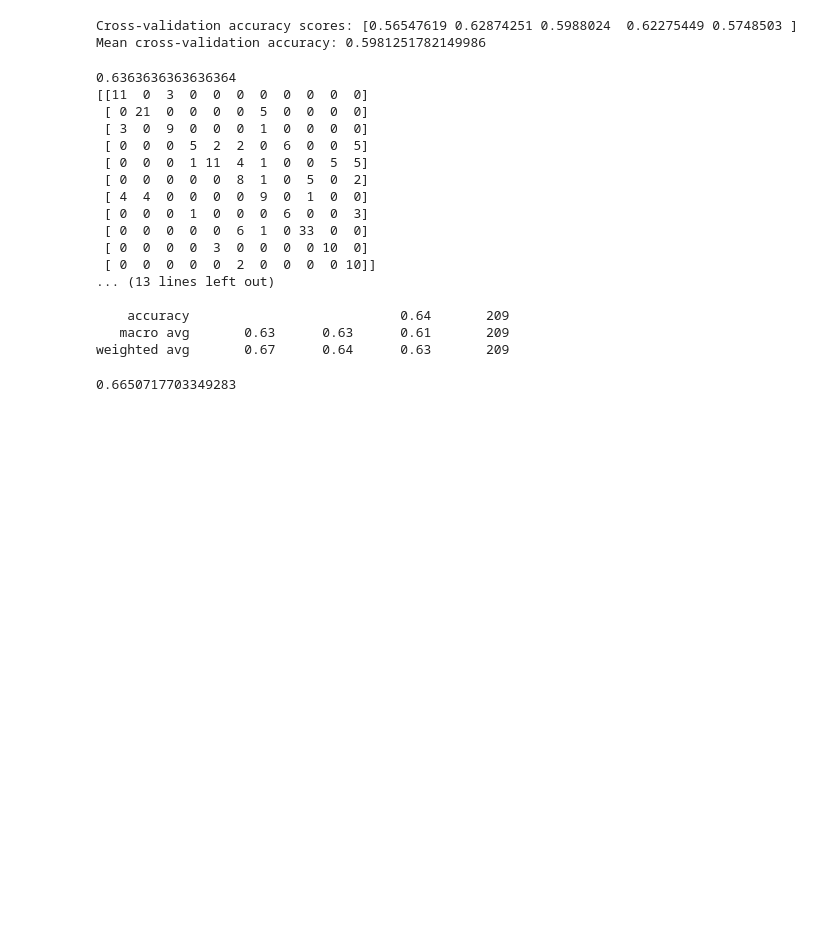
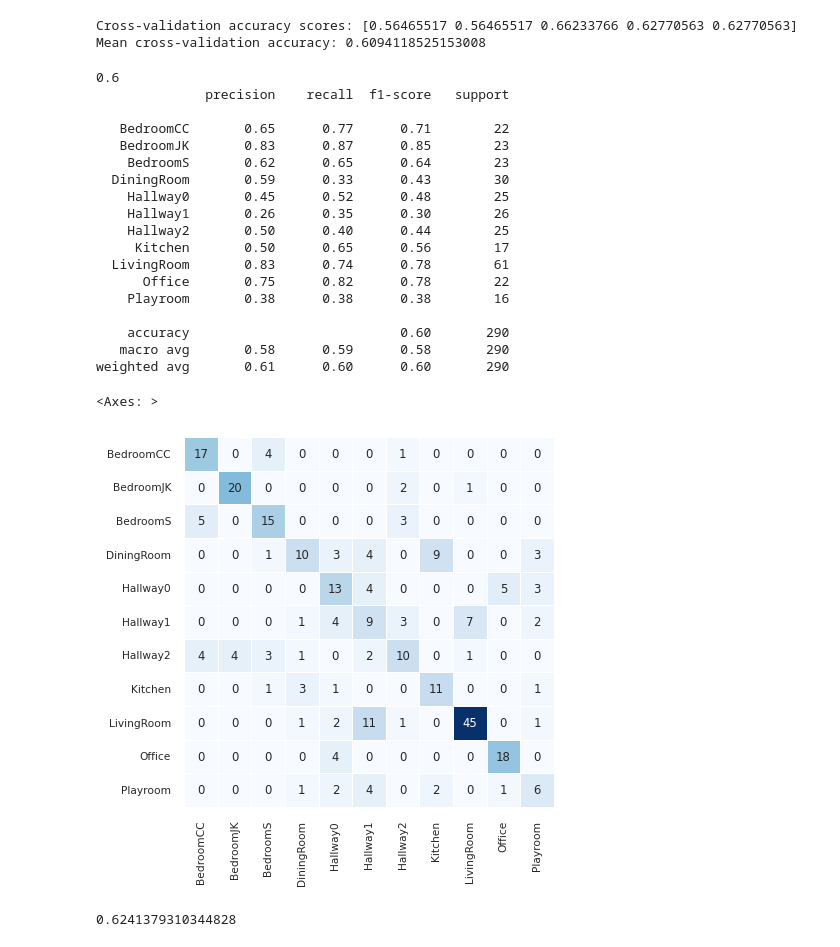
Before and after one commit to justin4480/ESPresense-ml, a Jupyter notebook: espresense-ml.ipynb, the cells around one changed output. Saved outputs shown, nothing was run; the diff lists cells and outputs as text; code cells hidden in the pictures; blank space fills up the shorter version.

```diff
--- a/espresense-ml.ipynb
+++ b/espresense-ml.ipynb
@@ -99,63 +114,57 @@ X, y = influx.get_Xy()
 # %%
-from sklearn.preprocessing import PolynomialFeatures, StandardScaler
+from sklearn.preprocessing import PolynomialFeatures
 from sklearn.linear_model import LogisticRegression
-from sklearn.ensemble import RandomForestClassifier
 from sklearn.pipeline import make_pipeline
 from sklearn.model_selection import cross_val_score, StratifiedKFold
 
-# Define pipeline
-pipeline = make_pipeline(
-    PolynomialFeatures(degree=2),
-    StandardScaler(),
-    LogisticRegression(max_iter=100000, class_weight='balanced')
-)
-
-# Use cross_val_score for StratifiedKFold cross-validation
-scores = cross_val_score(pipeline, X, y, cv=StratifiedKFold(n_splits=5))
-
-# Print metrics
+lr = LogisticRegression(max_iter=1000, class_weight='balanced')
+scores = cross_val_score(lr, X, y, cv=StratifiedKFold(n_splits=5))
 print("Cross-validation accuracy scores:", scores)
 print("Mean cross-validation accuracy:", scores.mean())
 # %% [output]
-Cross-validation accuracy scores: [0.56547619 0.62874251 0.5988024  0.62275449 0.5748503 ]
-Mean cross-validation accuracy: 0.5981251782149986
+Cross-validation accuracy scores: [0.56465517 0.56465517 0.66233766 0.62770563 0.62770563]
+Mean cross-validation accuracy: 0.6094118525153008
 # %%
 from sklearn.model_selection import train_test_split
 from sklearn.metrics import confusion_matrix, classification_report
 
-# Split data
 X_train, X_test, y_train, y_test = train_test_split(X, y, random_state=0)
 
-# Fit and score
-pipeline.fit(X_train, y_train)
-print(pipeline.score(X_test, y_test))
+lr.fit(X_train, y_train)
+print(lr.score(X_test, y_test))
 
-# Predict
-y_pred = pipeline.predict(X_test)
-
-# Print metrics
-print(confusion_matrix(y_test, y_pred))
+y_pred = lr.predict(X_test)
 print(classification_report(y_test, y_pred))
+sns.heatmap(
+    data=confusion_matrix(y_test, y_pred),
+    annot=True, fmt='d', cbar=False, square=True,
+    linecolor='white', linewidths=0.5, cmap='Blues',
+    xticklabels=lr.classes_,
+    yticklabels=lr.classes_,
+)
 # %% [output]
-0.6363636363636364
-[[11  0  3  0  0  0  0  0  0  0  0]
- [ 0 21  0  0  0  0  5  0  0  0  0]
- [ 3  0  9  0  0  0  1  0  0  0  0]
- [ 0  0  0  5  2  2  0  6  0  0  5]
- [ 0  0  0  1 11  4  1  0  0  5  5]
- [ 0  0  0  0  0  8  1  0  5  0  2]
- [ 4  4  0  0  0  0  9  0  1  0  0]
- [ 0  0  0  1  0  0  0  6  0  0  3]
- [ 0  0  0  0  0  6  1  0 33  0  0]
- [ 0  0  0  0  3  0  0  0  0 10  0]
- [ 0  0  0  0  0  2  0  0  0  0 10]]
-... (13 lines left out)
+0.6
+              precision    recall  f1-score   support
 
-    accuracy                           0.64       209
-   macro avg       0.63      0.63      0.61       209
-weighted avg       0.67      0.64      0.63       209
+   BedroomCC       0.65      0.77      0.71        22
+   BedroomJK       0.83      0.87      0.85        23
+    BedroomS       0.62      0.65      0.64        23
+  DiningRoom       0.59      0.33      0.43        30
+    Hallway0       0.45      0.52      0.48        25
+    Hallway1       0.26      0.35      0.30        26
+    Hallway2       0.50      0.40      0.44        25
+     Kitchen       0.50      0.65      0.56        17
+  LivingRoom       0.83      0.74      0.78        61
+      Office       0.75      0.82      0.78        22
+    Playroom       0.38      0.38      0.38        16
+
+    accuracy                           0.60       290
+   macro avg       0.58      0.59      0.58       290
+weighted avg       0.61      0.60      0.60       290
+<Axes: >
+[figure, added]
 # %%
-pipeline.fit(X, y)
-print(pipeline.score(X_test, y_test))
+lr.fit(X, y)
+print(lr.score(X_test, y_test))
 # %% [output]
-0.6650717703349283
+0.6241379310344828
```
Also changed, not shown: parts of 3 cells of this notebook.
